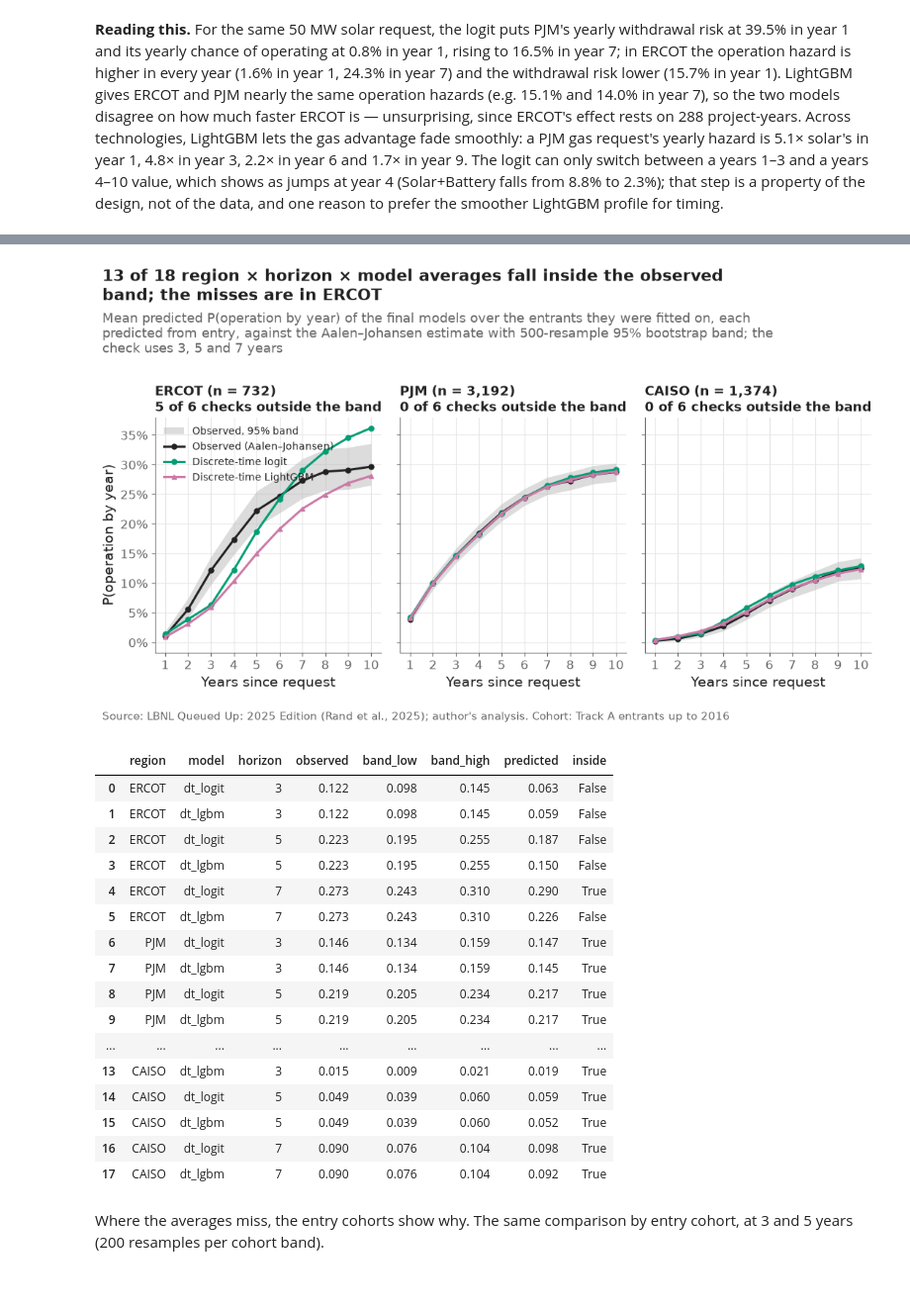
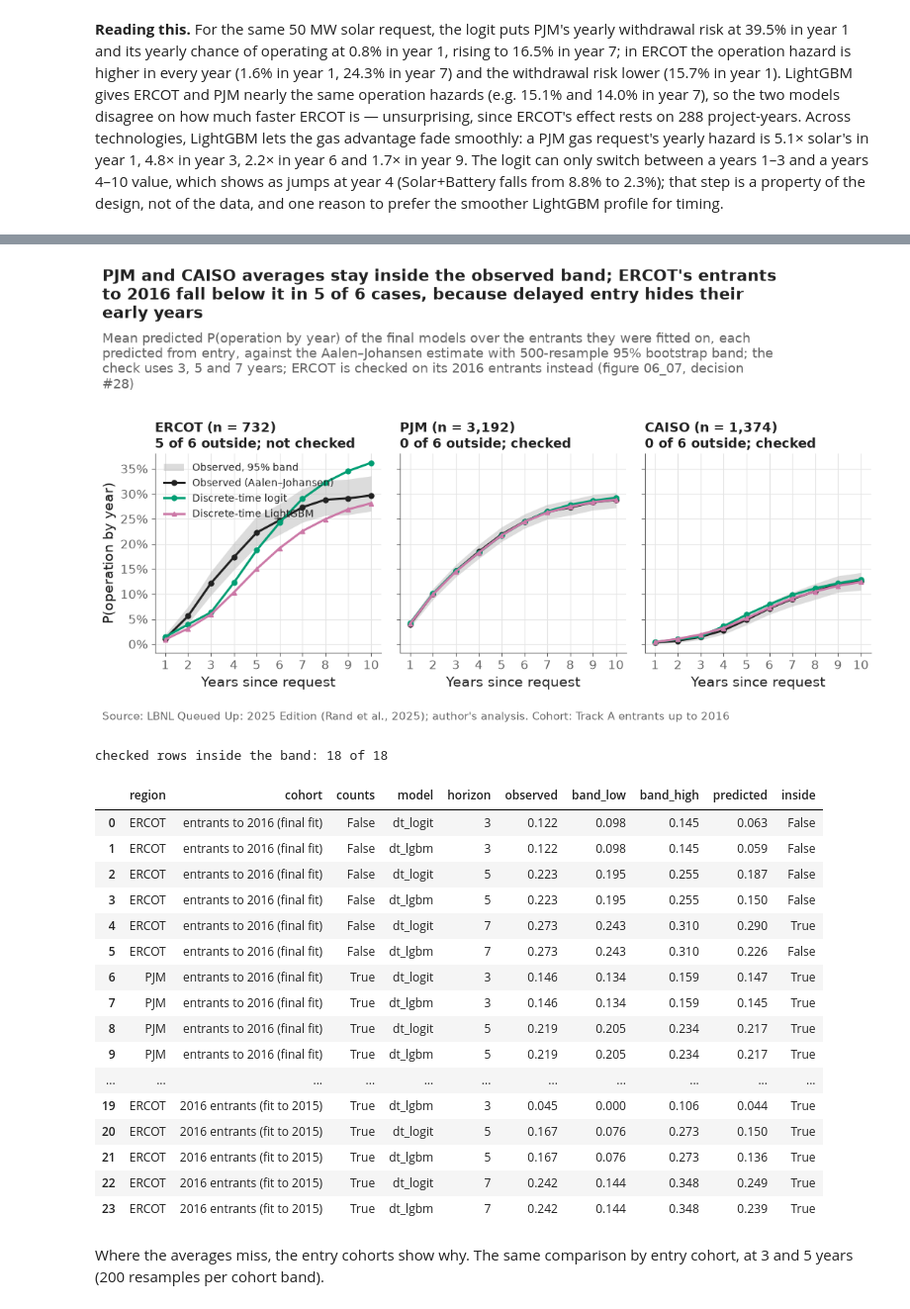
Before and after one commit to alanmossinger/Capstone, a Jupyter notebook: notebooks/06_discrete_time_models.ipynb, the cells around one changed output, grey strips where cells are left out. Shown at 99% size. Cells and saved outputs as stored; diff of their text form; code cells hidden in the pictures.

Commit message:
Notebook 06: ERCOT band check on its 2016 entrants (decision #28)

```diff
--- a/notebooks/06_discrete_time_models.ipynb
+++ b/notebooks/06_discrete_time_models.ipynb
@@ -977,61 +988,74 @@ for i, region in enumerate(TRACK_A):
                  "band_low": band["cif_operation_low"].iloc[j], "band_high": band["cif_operation_high"].iloc[j]}
         for model in ["dt_logit", "dt_lgbm"]:
             entry[model] = fit_pred[model].loc[part.index, year].mean()
         curve_rows.append(entry)
 curves_fit = pd.DataFrame(curve_rows)
 for _, row in curves_fit[curves_fit["year"].isin(HORIZONS)].iterrows():
     for model in ["dt_logit", "dt_lgbm"]:
-        band_rows.append({"region": row["region"], "model": model, "horizon": int(row["year"]), "observed": row["observed"],
-                          "band_low": row["band_low"], "band_high": row["band_high"], "predicted": row[model],
-                          "inside": row["band_low"] <= row[model] <= row["band_high"]})
+        band_rows.append({"region": row["region"], "cohort": f"entrants to {config.TRAIN_MAX_YEAR} (final fit)",
+                          "counts": row["region"] != "ERCOT", "model": model, "horizon": int(row["year"]),
+                          "observed": row["observed"], "band_low": row["band_low"], "band_high": row["band_high"],
+                          "predicted": row[model]})
+for _, row in validation[validation["region"] == "ERCOT"].iterrows():  # decision #28
+    for model in ["dt_logit", "dt_lgbm"]:
+        band_rows.append({"region": "ERCOT", "cohort": f"{config.VALIDATION_YEAR} entrants (fit to {config.TUNE_MAX_YEAR})",
+                          "counts": True, "model": model, "horizon": int(row["horizon"]), "observed": row["observed"],
+                          "band_low": row["low"], "band_high": row["high"], "predicted": row[model]})
 band_check = pd.DataFrame(band_rows)
+band_check["inside"] = (band_check["band_low"] <= band_check["predicted"]) & (band_check["predicted"] <= band_check["band_high"])
+counted = band_check[band_check["counts"]]
 band_check.to_csv(paths.RESULTS / "dt_band_check.csv", index=False)
 
 fig, axes = plt.subplots(1, 3, sharey=True)
 for ax, region in zip(axes, TRACK_A):
     part = curves_fit[curves_fit["region"] == region]
     ax.fill_between(part["year"], part["band_low"], part["band_high"], color="#BBBBBB", alpha=0.5, linewidth=0,
                     label="Observed, 95% band")
     ax.plot(part["year"], part["observed"], color=plots.INK, marker="o", markersize=5, label="Observed (Aalen–Johansen)")
     for model in ["dt_logit", "dt_lgbm"]:
         ax.plot(part["year"], part[model], label=MODEL_LABELS[model], **{**MODEL_STYLE[model], "markersize": 5})
-    misses = band_check[(band_check["region"] == region) & ~band_check["inside"]]
-    ax.set_title(f"{region} (n = {int(part['n'].iloc[0]):,})\n{len(misses)} of 6 checks outside the band", fontsize=13)
+    shown = band_check[(band_check["region"] == region) & band_check["cohort"].str.startswith("entrants")]
+    status = "checked" if region != "ERCOT" else "not checked"
+    ax.set_title(f"{region} (n = {int(part['n'].iloc[0]):,})\n{int((~shown['inside']).sum())} of 6 outside; {status}", fontsize=13)
     ax.set_xlabel("Years since request")
     ax.set_xticks(YEARS)
     ax.yaxis.set_major_formatter(lambda y, _: f"{y:.0%}")
 axes[0].set_ylabel("P(operation by year)")
 axes[0].legend(loc="upper left", fontsize=10)
-n_inside = int(band_check["inside"].sum())
-missed = band_check[~band_check["inside"]]
+ercot_all = band_check[(band_check["region"] == "ERCOT") & ~band_check["counts"]]
+pjm_caiso_inside = bool(counted.loc[counted["region"] != "ERCOT", "inside"].all())
 plots.finish(fig,
-             f"{n_inside} of {len(band_check)} region × horizon × model averages fall inside the observed band"
-             + (f"; the misses are in {', '.join(sorted(missed['region'].unique()))}" if len(missed) else ""),
+             f"PJM and CAISO averages {'stay inside' if pjm_caiso_inside else 'do not all stay inside'} the observed band; "
+             f"ERCOT's entrants to 2016 fall below it in {int((~ercot_all['inside']).sum())} of 6 cases, because delayed "
+             "entry hides their early years",
              "Mean predicted P(operation by year) of the final models over the entrants they were fitted on, each predicted from "
-             "entry, against the Aalen–Johansen estimate with 500-resample 95% bootstrap band; the check uses 3, 5 and 7 years",
+             "entry, against the Aalen–Johansen estimate with 500-resample 95% bootstrap band; the check uses 3, 5 and 7 years; "
+             "ERCOT is checked on its 2016 entrants instead (figure 06_07, decision #28)",
              f"Track A entrants up to {config.TRAIN_MAX_YEAR}")
 save(fig, "06_13_band_check", "Model-averaged P(operation by year) against the Aalen–Johansen estimate and bootstrap band, by region (acceptance check).")
 plt.show()
+print(f"checked rows inside the band: {int(counted['inside'].sum())} of {len(counted)}")
 band_check.round(3)
 # %% [output]
-[figure, old version]
+[figure, new version]
+checked rows inside the band: 18 of 18
-|  | region | model | horizon | observed | band_low | band_high | predicted | inside |
-| 0 | ERCOT | dt_logit | 3 | 0.122 | 0.098 | 0.145 | 0.063 | False |
-| 1 | ERCOT | dt_lgbm | 3 | 0.122 | 0.098 | 0.145 | 0.059 | False |
-| 2 | ERCOT | dt_logit | 5 | 0.223 | 0.195 | 0.255 | 0.187 | False |
-| 3 | ERCOT | dt_lgbm | 5 | 0.223 | 0.195 | 0.255 | 0.150 | False |
-| 4 | ERCOT | dt_logit | 7 | 0.273 | 0.243 | 0.310 | 0.290 | True |
-| 5 | ERCOT | dt_lgbm | 7 | 0.273 | 0.243 | 0.310 | 0.226 | False |
-| 6 | PJM | dt_logit | 3 | 0.146 | 0.134 | 0.159 | 0.147 | True |
-| 7 | PJM | dt_lgbm | 3 | 0.146 | 0.134 | 0.159 | 0.145 | True |
-| 8 | PJM | dt_logit | 5 | 0.219 | 0.205 | 0.234 | 0.217 | True |
-| 9 | PJM | dt_lgbm | 5 | 0.219 | 0.205 | 0.234 | 0.217 | True |
-| ... | ... | ... | ... | ... | ... | ... | ... | ... |
-| 13 | CAISO | dt_lgbm | 3 | 0.015 | 0.009 | 0.021 | 0.019 | True |
-| 14 | CAISO | dt_logit | 5 | 0.049 | 0.039 | 0.060 | 0.059 | True |
-| 15 | CAISO | dt_lgbm | 5 | 0.049 | 0.039 | 0.060 | 0.052 | True |
-| 16 | CAISO | dt_logit | 7 | 0.090 | 0.076 | 0.104 | 0.098 | True |
-| 17 | CAISO | dt_lgbm | 7 | 0.090 | 0.076 | 0.104 | 0.092 | True |
+|  | region | cohort | counts | model | horizon | observed | band_low | band_high | predicted | inside |
+| 0 | ERCOT | entrants to 2016 (final fit) | False | dt_logit | 3 | 0.122 | 0.098 | 0.145 | 0.063 | False |
+| 1 | ERCOT | entrants to 2016 (final fit) | False | dt_lgbm | 3 | 0.122 | 0.098 | 0.145 | 0.059 | False |
+| 2 | ERCOT | entrants to 2016 (final fit) | False | dt_logit | 5 | 0.223 | 0.195 | 0.255 | 0.187 | False |
+| 3 | ERCOT | entrants to 2016 (final fit) | False | dt_lgbm | 5 | 0.223 | 0.195 | 0.255 | 0.150 | False |
+| 4 | ERCOT | entrants to 2016 (final fit) | False | dt_logit | 7 | 0.273 | 0.243 | 0.310 | 0.290 | True |
+| 5 | ERCOT | entrants to 2016 (final fit) | False | dt_lgbm | 7 | 0.273 | 0.243 | 0.310 | 0.226 | False |
+| 6 | PJM | entrants to 2016 (final fit) | True | dt_logit | 3 | 0.146 | 0.134 | 0.159 | 0.147 | True |
+| 7 | PJM | entrants to 2016 (final fit) | True | dt_lgbm | 3 | 0.146 | 0.134 | 0.159 | 0.145 | True |
+| 8 | PJM | entrants to 2016 (final fit) | True | dt_logit | 5 | 0.219 | 0.205 | 0.234 | 0.217 | True |
+| 9 | PJM | entrants to 2016 (final fit) | True | dt_lgbm | 5 | 0.219 | 0.205 | 0.234 | 0.217 | True |
+| ... | ... | ... | ... | ... | ... | ... | ... | ... | ... | ... |
+| 19 | ERCOT | 2016 entrants (fit to 2015) | True | dt_lgbm | 3 | 0.045 | 0.000 | 0.106 | 0.044 | True |
+| 20 | ERCOT | 2016 entrants (fit to 2015) | True | dt_logit | 5 | 0.167 | 0.076 | 0.273 | 0.150 | True |
+| 21 | ERCOT | 2016 entrants (fit to 2015) | True | dt_lgbm | 5 | 0.167 | 0.076 | 0.273 | 0.136 | True |
+| 22 | ERCOT | 2016 entrants (fit to 2015) | True | dt_logit | 7 | 0.242 | 0.144 | 0.348 | 0.249 | True |
+| 23 | ERCOT | 2016 entrants (fit to 2015) | True | dt_lgbm | 7 | 0.242 | 0.144 | 0.348 | 0.239 | True |
 # %% [markdown]
 Where the averages miss, the entry cohorts show why. The same comparison by
 entry cohort, at 3 and 5 years (200 resamples per cohort band).
```
Also changed, not shown: parts of 5 cells of this notebook, 7 other files.
